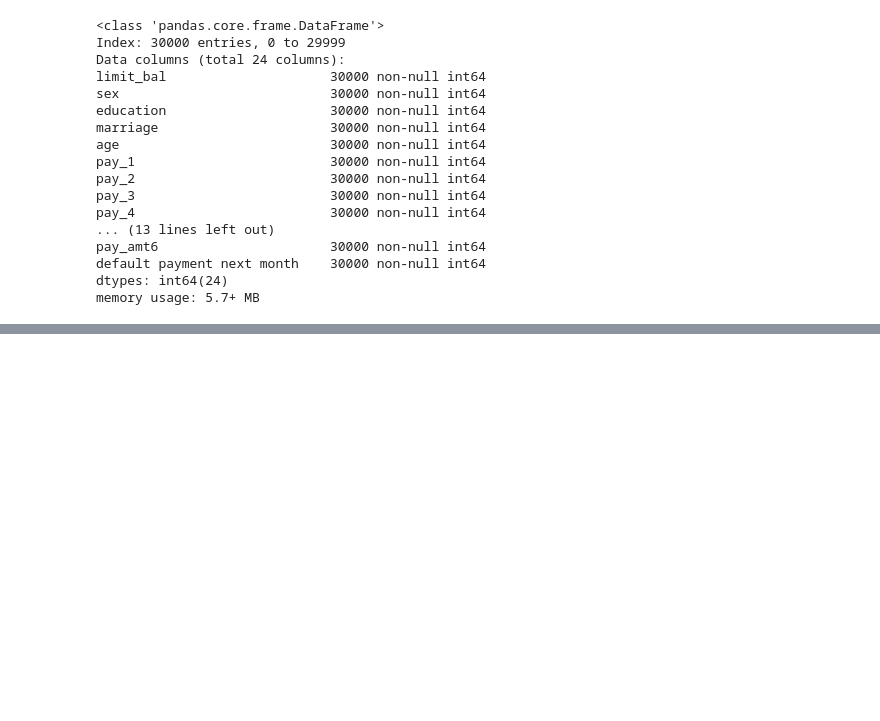
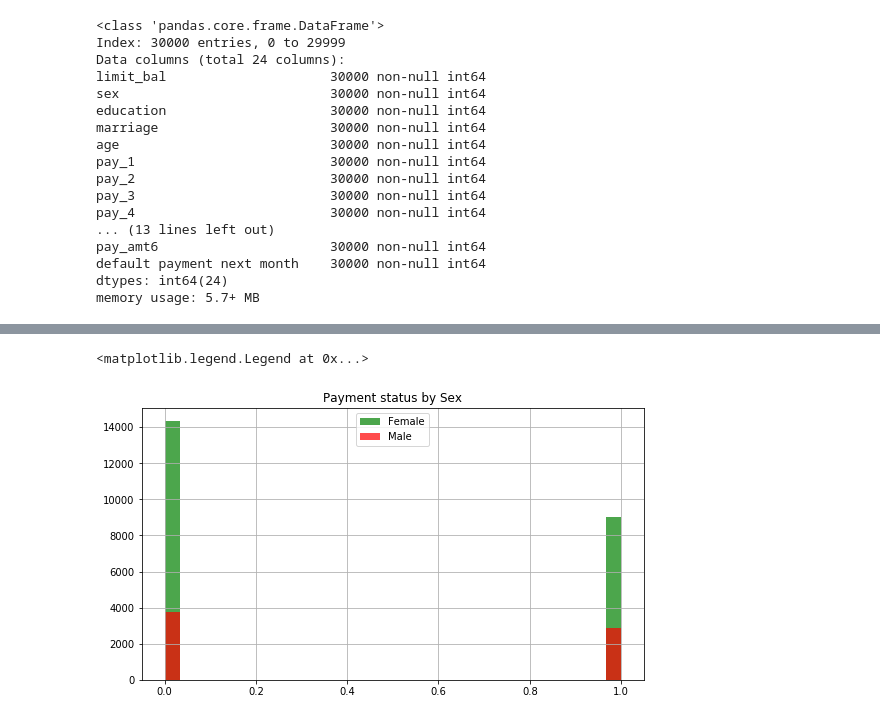
Before and after one commit to zjgcainiao/ML_CreditCardDefaultPrediction, a Jupyter notebook: default_of_credit_card/credit_default_rate.ipynb, the cells around one changed output, grey strips where cells are left out. Drawn from its saved outputs; the diff is of its cells as text; code cells hidden in the pictures; blank space fills up the shorter version.

```diff
--- a/default_of_credit_card/credit_default_rate.ipynb
+++ b/default_of_credit_card/credit_default_rate.ipynb
@@ -36,9 +50,9 @@ df.head()
     * PAY_1, is missing. PAY_0 is meant to be PAY_1
 # %%
 df.columns = [x.lower() for x in df.columns]
-df = df.rename(index=str, columns={"pay_0": "pay_1"})
-df = df.drop('id', axis=1)
-df.columns
+credit_default = df.rename(index=str, columns={"pay_0": "pay_1"})
+credit_default = credit_default.drop('id', axis=1)
+credit_default.columns
 # %% [output]
 Index(['limit_bal', 'sex', 'education', 'marriage', 'age', 'pay_1', 'pay_2',
        'pay_3', 'pay_4', 'pay_5', 'pay_6', 'bill_amt1', 'bill_amt2',
@@ -157,0 +135,18 @@ payment_status.head(20)
+# %%
+# Transform some attributes such as female, other_education, not_married
+credit_default['grad_school'] = (credit_default['education']==1).astype('int')
+credit_default['university'] = (credit_default['education']==2).astype('int')
+credit_default['high_school'] = (credit_default['education']==3).astype('int')
+credit_default.drop('education', axis=1, inplace=True)
+# %%
+credit_default['male'] = (credit_default['sex']==1).astype('int')
+credit_default.drop('sex', axis=1, inplace=True)
+
+credit_default['married'] = (credit_default['marriage']==1).astype('int')
+credit_default.drop('marriage', axis =1, inplace=True)
+# %%
+#  if the `pay_features` <= 0 then it means it was not delayed
+pay_features = ['pay_1', 'pay_2', 'pay_3', 'pay_4', 'pay_5', 'pay_6']
+for j in pay_features:
+    credit_default.loc[credit_default[j]<=0, j] = 0
+credit_default.rename(columns={'default payment next month': 'default'}, inplace =True)
@@ -339,0 +188,13 @@ print(confusion_matrix(y_test,predictions))
+# %%
+# Payment status by Sex
+male = credit_default[credit_default['default']==1]['male']
+female = credit_default[credit_default['default']==0]['male']
+
+fig = plt.figure(figsize = (9,5))
+plt.title("Payment status by Sex")
+female.hist(color="green", alpha=0.7, bins = 30, label="Female")
+male.hist(color="red", alpha=0.7, bins = 30, label="Male" )
+plt.legend(loc="upper center")
+# %% [output]
+<matplotlib.legend.Legend at 0x...>
+[figure, added]
```
Also changed, not shown: parts of 85 cells of this notebook, 9 other files.
